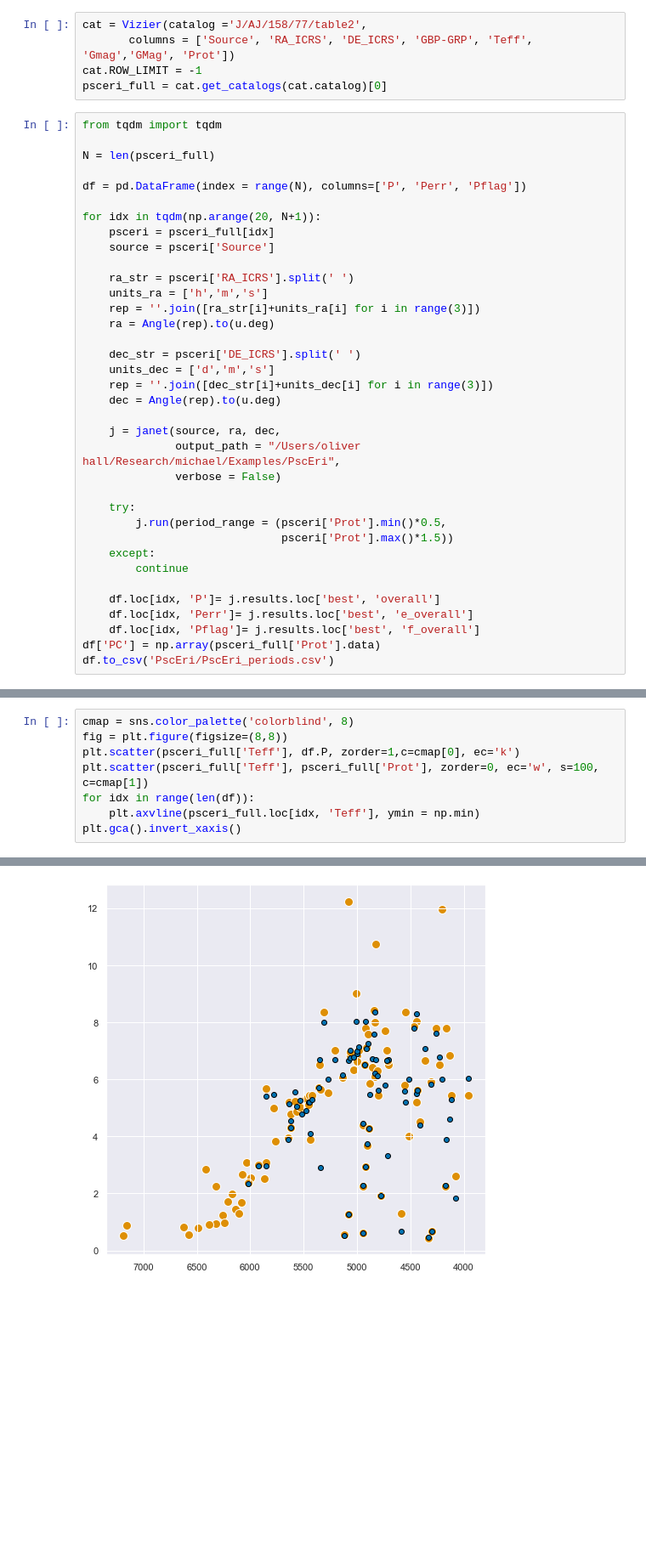
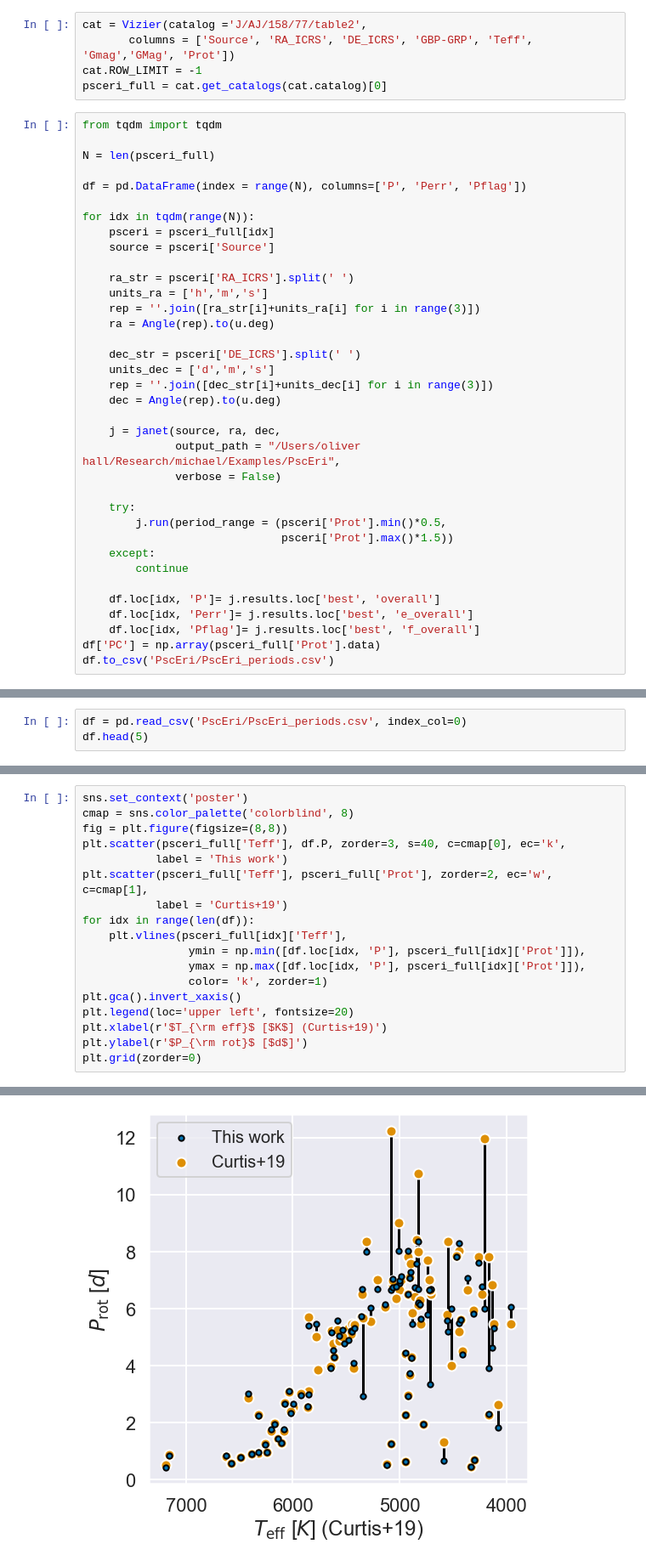
Before and after one commit to ojhall94/michael, a Jupyter notebook: Examples/example_psc_eri.ipynb, the cells around one changed output, grey strips where cells are left out. Shown at 85% size. Saved outputs shown, nothing was run; the diff lists cells and outputs as text; blank space fills up the shorter version.

```diff
--- a/Examples/example_psc_eri.ipynb
+++ b/Examples/example_psc_eri.ipynb
@@ -38,7 +38,7 @@ N = len(psceri_full)
 
 df = pd.DataFrame(index = range(N), columns=['P', 'Perr', 'Pflag'])
 
-for idx in tqdm(np.arange(20, N+1)):
+for idx in tqdm(range(N)):
     psceri = psceri_full[idx]
     source = psceri['Source']
 
@@ -85,0 +85,3 @@ No postcard object will be created for this target.
+# %%
+df = pd.read_csv('PscEri/PscEri_periods.csv', index_col=0)
+df.head(5)
@@ -112,12 +117,22 @@ ValueError: Cannot create TableLoc object with no indices
 # %%
+sns.set_context('poster')
 cmap = sns.color_palette('colorblind', 8)
 fig = plt.figure(figsize=(8,8))
-plt.scatter(psceri_full['Teff'], df.P, zorder=1,c=cmap[0], ec='k')
-plt.scatter(psceri_full['Teff'], psceri_full['Prot'], zorder=0, ec='w', s=100, c=cmap[1])
+plt.scatter(psceri_full['Teff'], df.P, zorder=3, s=40, c=cmap[0], ec='k',
+           label = 'This work')
+plt.scatter(psceri_full['Teff'], psceri_full['Prot'], zorder=2, ec='w', c=cmap[1],
+           label = 'Curtis+19')
 for idx in range(len(df)):
-    plt.axvline(psceri_full.loc[idx, 'Teff'], ymin = np.min)
+    plt.vlines(psceri_full[idx]['Teff'],
+                ymin = np.min([df.loc[idx, 'P'], psceri_full[idx]['Prot']]),
+                ymax = np.max([df.loc[idx, 'P'], psceri_full[idx]['Prot']]),
+                color= 'k', zorder=1)
 plt.gca().invert_xaxis()
+plt.legend(loc='upper left', fontsize=20)
+plt.xlabel(r'$T_{\rm eff}$ [$K$] (Curtis+19)')
+plt.ylabel(r'$P_{\rm rot}$ [$d$]')
+plt.grid(zorder=0)
 # %% [output]
 WARNING:matplotlib.axes._axes:*c* argument looks like a single numeric RGB or RGBA sequence, which should be avoided as value-mapping will have precedence in case its length matches with *x* & *y*.  P ...
 WARNING:matplotlib.axes._axes:*c* argument looks like a single numeric RGB or RGBA sequence, which should be avoided as value-mapping will have precedence in case its length matches with *x* & *y*.  P ...
-[figure, old version]
+[figure, new version]
```
Also changed, not shown: parts of 13 cells of this notebook, 4 other files.
